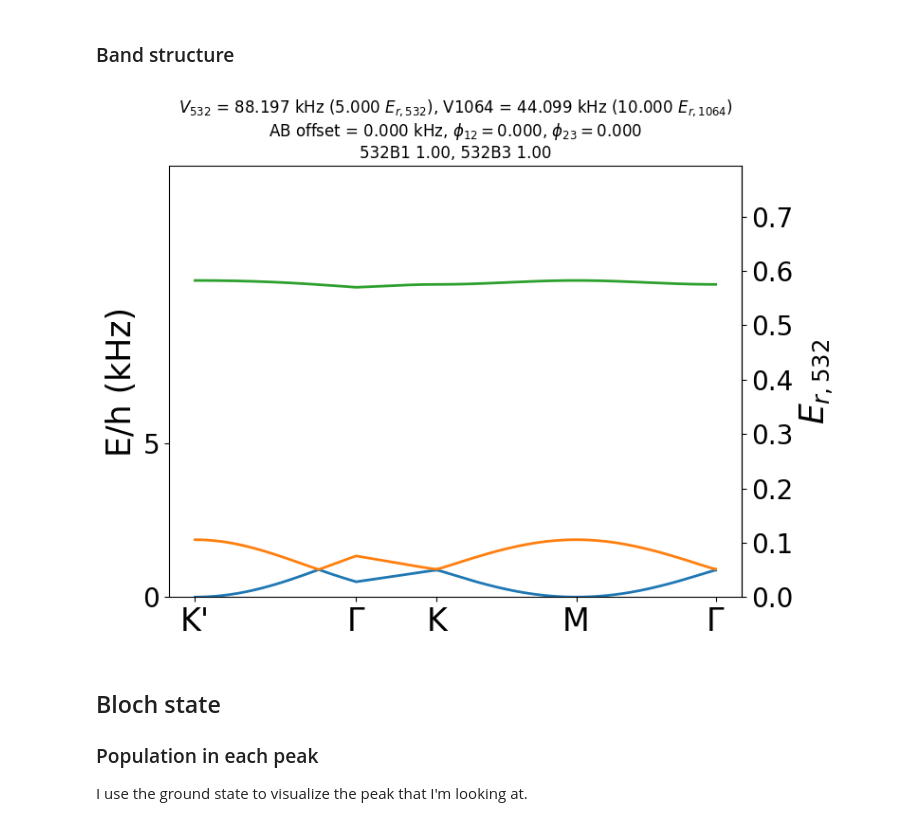
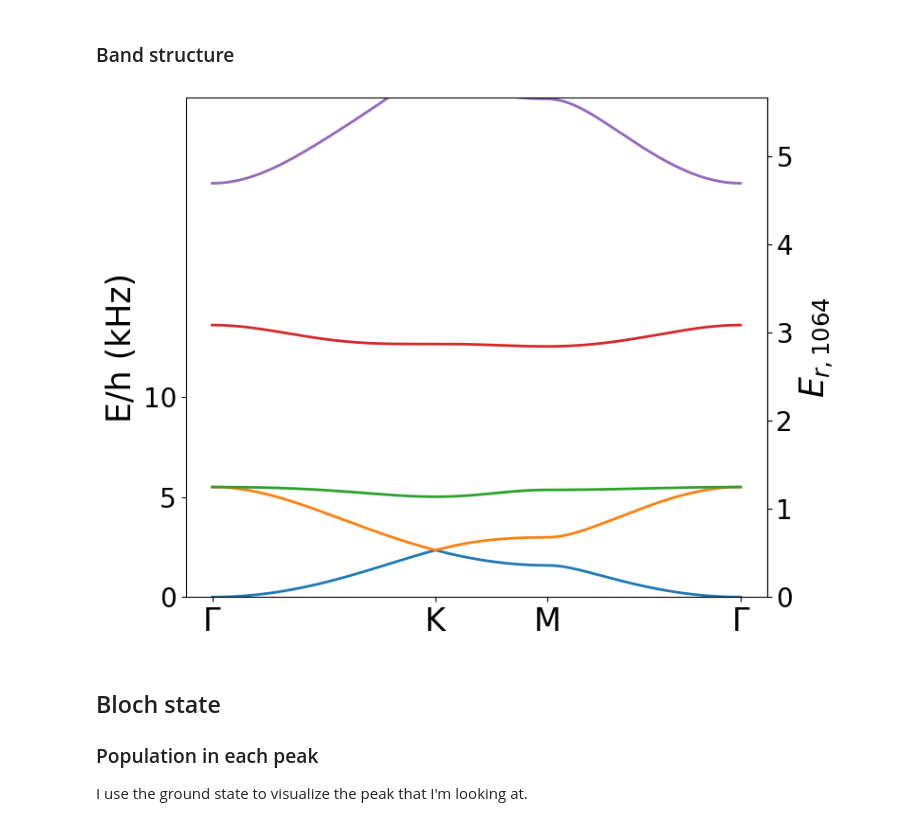
Before and after one commit to Shao-Wen-Chang/E9_constant, a Jupyter notebook: projects/general_plane_wave_expansion/band_structure.ipynb, the cells around one changed output. Cells and saved outputs as stored; diff of their text form; code cells hidden in the pictures.

```diff
--- a/projects/general_plane_wave_expansion/band_structure.ipynb
+++ b/projects/general_plane_wave_expansion/band_structure.ipynb
@@ -68,13 +74,17 @@ A few commonly used q-space trajectories.
 qverts_str = 'E9c.Gp/E9c.k_lw, E9c.Kp/E9c.k_lw, E9c.Mp/E9c.k_lw, E9c.Gp/E9c.k_lw'
 x_ticklist = ['$\Gamma$', 'K', 'M', '$\Gamma$']
 
-# K, gamma, K, M, gamma
-qverts_str = 'E9c.Kp4/E9c.k_lw, E9c.Gp/E9c.k_lw, E9c.Kp/E9c.k_lw, E9c.Mp/E9c.k_lw, E9c.Gp/E9c.k_lw'
-x_ticklist = ["K'", '$\Gamma$', 'K', 'M', '$\Gamma$']
+# M, gamma, K, M
+# qverts_str = 'E9c.Mp/E9c.k_lw, E9c.Gp/E9c.k_lw, E9c.Kp/E9c.k_lw, E9c.Mp/E9c.k_lw'
+# x_ticklist = ["M", '$\Gamma$', 'K', 'M']
+
+# K', gamma, K, M, gamma
+# qverts_str = 'E9c.Kp4/E9c.k_lw, E9c.Gp/E9c.k_lw, E9c.Kp/E9c.k_lw, E9c.Mp/E9c.k_lw, E9c.Gp/E9c.k_lw'
+# x_ticklist = ["K'", '$\Gamma$', 'K', 'M', '$\Gamma$']
 
 # gamma, K, M, gamma, M
-qverts_str = 'E9c.Gp/E9c.k_lw, E9c.Kp/E9c.k_lw, E9c.Mp/E9c.k_lw, E9c.Gp/E9c.k_lw, E9c.Mp4/E9c.k_lw'
-x_ticklist = ["K'", '$\Gamma$', 'K', 'M', '$\Gamma$']
+# qverts_str = 'E9c.Gp/E9c.k_lw, E9c.Kp/E9c.k_lw, E9c.Mp/E9c.k_lw, E9c.Gp/E9c.k_lw, E9c.Mp4/E9c.k_lw'
+# x_ticklist = ['$\Gamma$', 'K', 'M', '$\Gamma$', 'M']
 
 # 1st BZ edges
 # qverts_str = 'E9c.Kp/E9c.k_lw, E9c.Kp2/E9c.k_lw, E9c.Kp3/E9c.k_lw, E9c.Kp4/E9c.k_lw, E9c.Kp5/E9c.k_lw, E9c.Kp6/E9c.k_lw, E9c.Kp/E9c.k_lw'
@@ -82,9 +92,13 @@ x_ticklist = ["K'", '$\Gamma$', 'K', 'M', '$\Gamma$']
 # Small square around gamma
 # qverts_str = 'np.array([0.4, -0.4]), np.array([0.4, 0.4]), np.array([-0.4, 0.4]), np.array([-0.4, -0.4]), np.array([0.4, -0.4])'
 
-# qx = 0
+# qx = 0, within 1st BZ
 # qverts_str = 'E9c.Kp3/E9c.k_lw, E9c.Kp6/E9c.k_lw'
 # x_ticklist = ["K'", 'K']
+
+# qx = 0, gamma - gamma
+# qverts_str = 'E9c.Gp/E9c.k_lw, 2 * E9c.Kp6/E9c.k_lw'
+# x_ticklist = ['$\Gamma$', '2K']
 
 # qy = 0
 # qverts_str = 'E9c.Mp/E9c.k_lw, E9c.Mp4/E9c.k_lw'
@@ -258,8 +277,8 @@ if save_results:
 # %% [markdown]
 ### Band structure
 # %%
-E_R_axis = "532"
-# E_R_axis = "1064"
+# E_R_axis = "532"
+E_R_axis = "1064"
 # %%
 E_R_conv = 1
 if E_R_axis == "1064":
@@ -267,38 +286,38 @@ if E_R_axis == "1064":
 # %%
 E2kHz = E_unit / E9c.hnobar / 1e3 # conversion factor from natural units to kHz
 E_lowest = np.min(e_values)
 E_kHz_offset = (e_values - E_lowest) * E2kHz
 E_kHz_highest = np.max(E_kHz_offset)
 E_plot_kHz = (e_values.transpose() - E_lowest) * E2kHz
 
 fig_E = plt.figure(0, figsize=(8, 6))
 fig_E.clf()
 
 ax_E = fig_E.add_subplot(111)
 for i in range(bandnum):
     ax_E.plot(xq, E_plot_kHz[i], label = 'Non-interacting' + str(i + bandstart),
               ls = '-', lw = 2)
 
 ryax = ax_E.secondary_yaxis('right', functions = (
     lambda x: x / (E2kHz * 2 * np.pi**2) * E_R_conv,
     lambda x: x * (E2kHz * 2 * np.pi**2) / E_R_conv))
 ryax.set_ylabel(rf"$E_{{r,{E_R_axis}}}$", fontsize = 25)
 ryax.tick_params(axis = 'y', labelsize = 20)
 ax_E.set_ylabel('E/h (kHz)', fontsize = 25)
 ax_E.set_xticks(xq[index_points], x_ticklist, fontsize = 24)
-f_kHz_yticks = [0, 5]#[0, 5, 10, 15, 20]
+f_kHz_yticks = [0, 5, 10]#[0, 5, 10, 15, 20]
 ax_E.set_yticks(f_kHz_yticks, f_kHz_yticks, fontsize = 20)
-ax_E.set_title((rf'$V_{{532}}$ = {V532nom:.3f} kHz (${V532Er:.3f}\ E_{{r, 532}}$), V1064 = {V1064nom:.3f} kHz (${V1064Er:.3f}\ E_{{r, 1064}}$)'
-                '\n'
-                rf'AB offset = {float(ABoffset1064nom):.3f} kHz, $\phi_{{12}} = {phi12:.3f}$, $\phi_{{23}} = {phi23:.3f}$'
-                '\n'
-                rf'532B1 {B1_rel_int_532:.2f}, 532B3 {B3_rel_int_532:.2f}'))
-ax_E.set_ylim(0, 14)
+# ax_E.set_title((rf'$V_{{532}}$ = {V532nom:.3f} kHz (${V532Er:.3f}\ E_{{r, 532}}$), V1064 = {V1064nom:.3f} kHz (${V1064Er:.3f}\ E_{{r, 1064}}$)'
+#                 '\n'
+#                 rf'AB offset = {float(ABoffset1064nom):.3f} kHz, $\phi_{{12}} = {phi12:.3f}$, $\phi_{{23}} = {phi23:.3f}$'
+#                 '\n'
+#                 rf'532B1 {B1_rel_int_532:.2f}, 532B3 {B3_rel_int_532:.2f}'))
+ax_E.set_ylim(0, 25)
 
 # fig_E.suptitle(f'1D q-trajectory, {species}')
 fig_E.tight_layout()
 # %% [output]
-[figure, old version]
+[figure, new version]
 # %% [markdown]
 ## Bloch state
 ### Population in each peak
```
Also changed, not shown: parts of 12 cells of this notebook, 17 other files.
